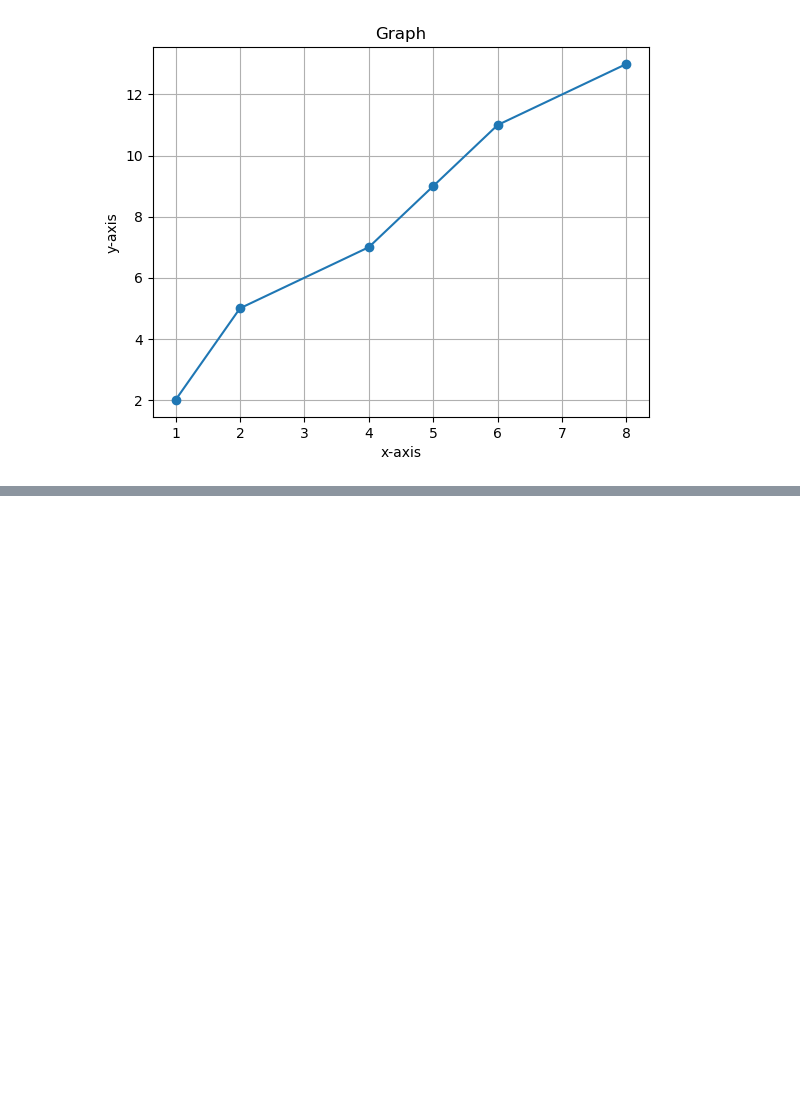
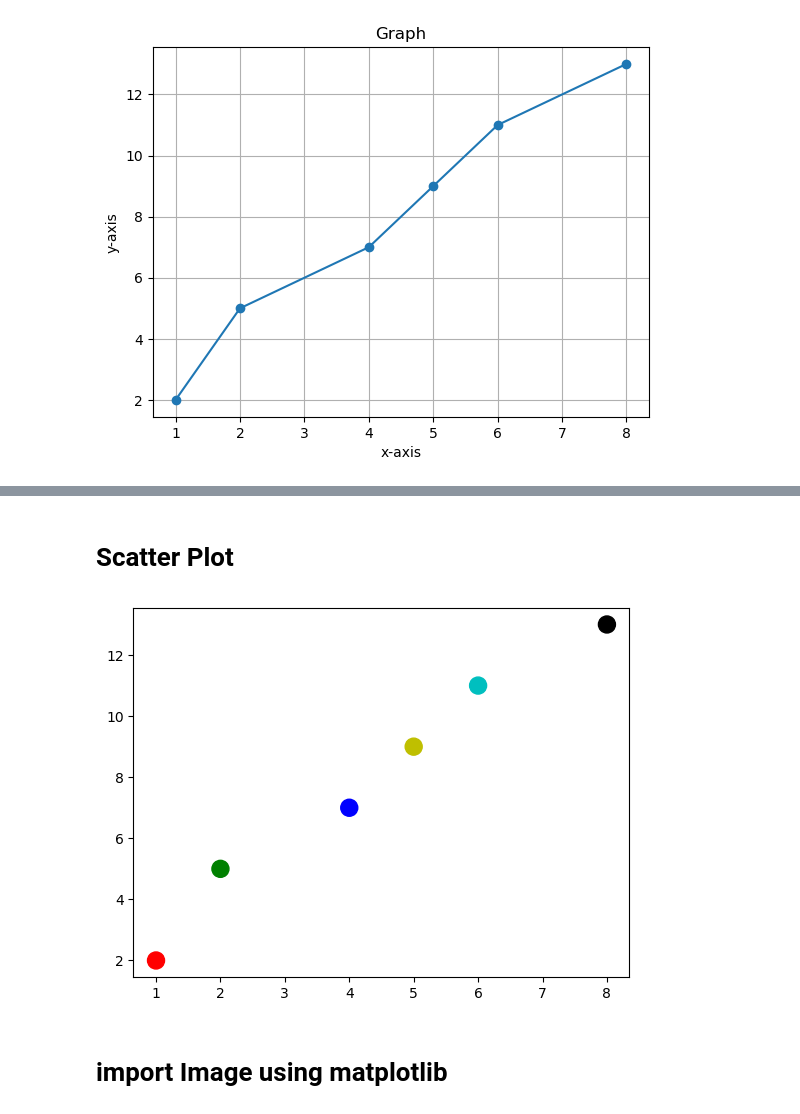
Before and after one commit to Abhishek-Kartik/python_library_learning, a Jupyter notebook: Matplotlib.ipynb, the cells around one changed output, grey strips where cells are left out. Drawn from its saved outputs; the diff is of its cells as text; code cells hidden in the pictures; blank space fills up the shorter version.

Commit message:
matplotlib basis completed

```diff
--- a/Matplotlib.ipynb
+++ b/Matplotlib.ipynb
@@ -23,0 +35,13 @@ plt.show()
+# %% [markdown]
+# Scatter Plot
+# %%
+x= [1,2,4,5,6,8]
+y= [2,5,7,9,11,13]
+
+c=['r','g','b','y','c','k']
+plt.scatter(x,y,color= c,s=150)
+plt.show()
+# %% [output]
+[figure, added]
+# %% [markdown]
+# import Image using matplotlib
```
Also changed, not shown: parts of 7 cells of this notebook, 1 other file.
